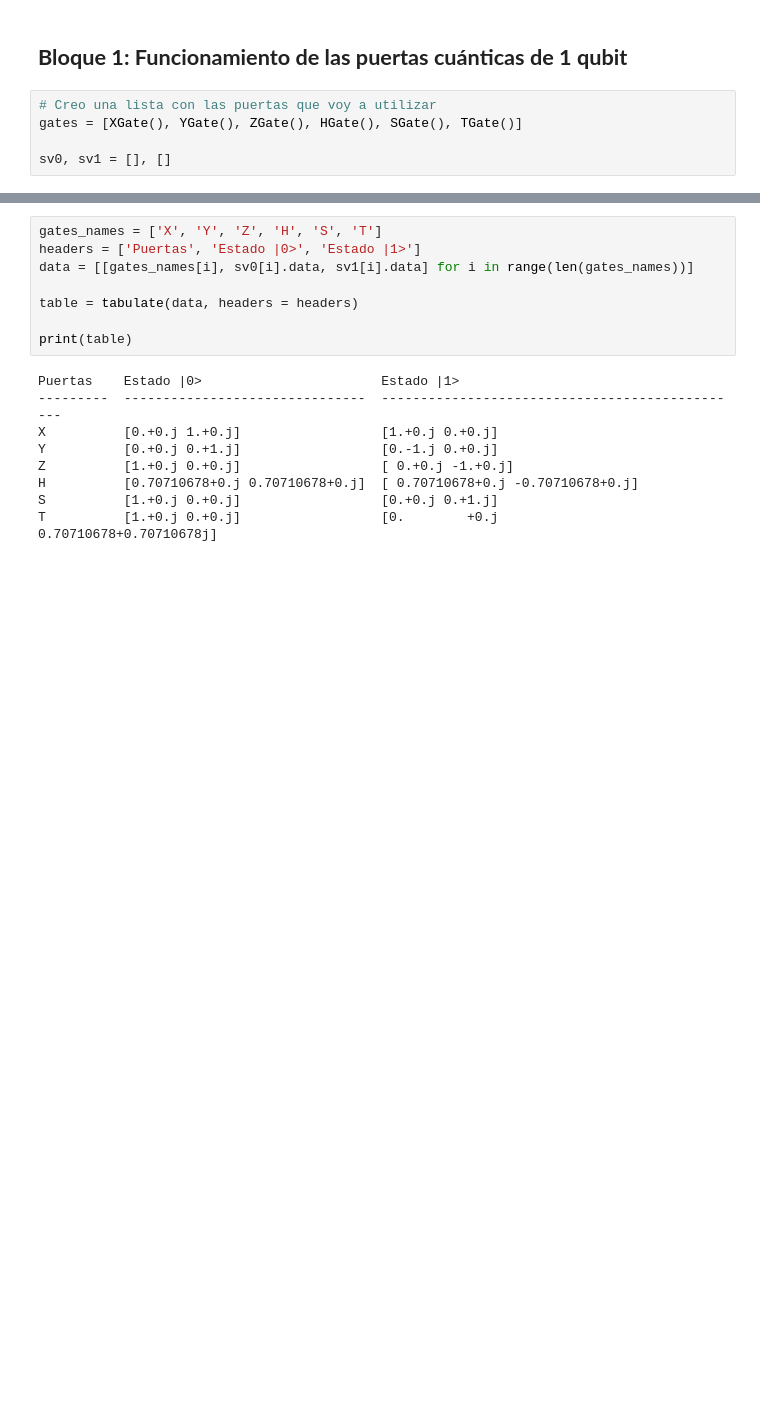
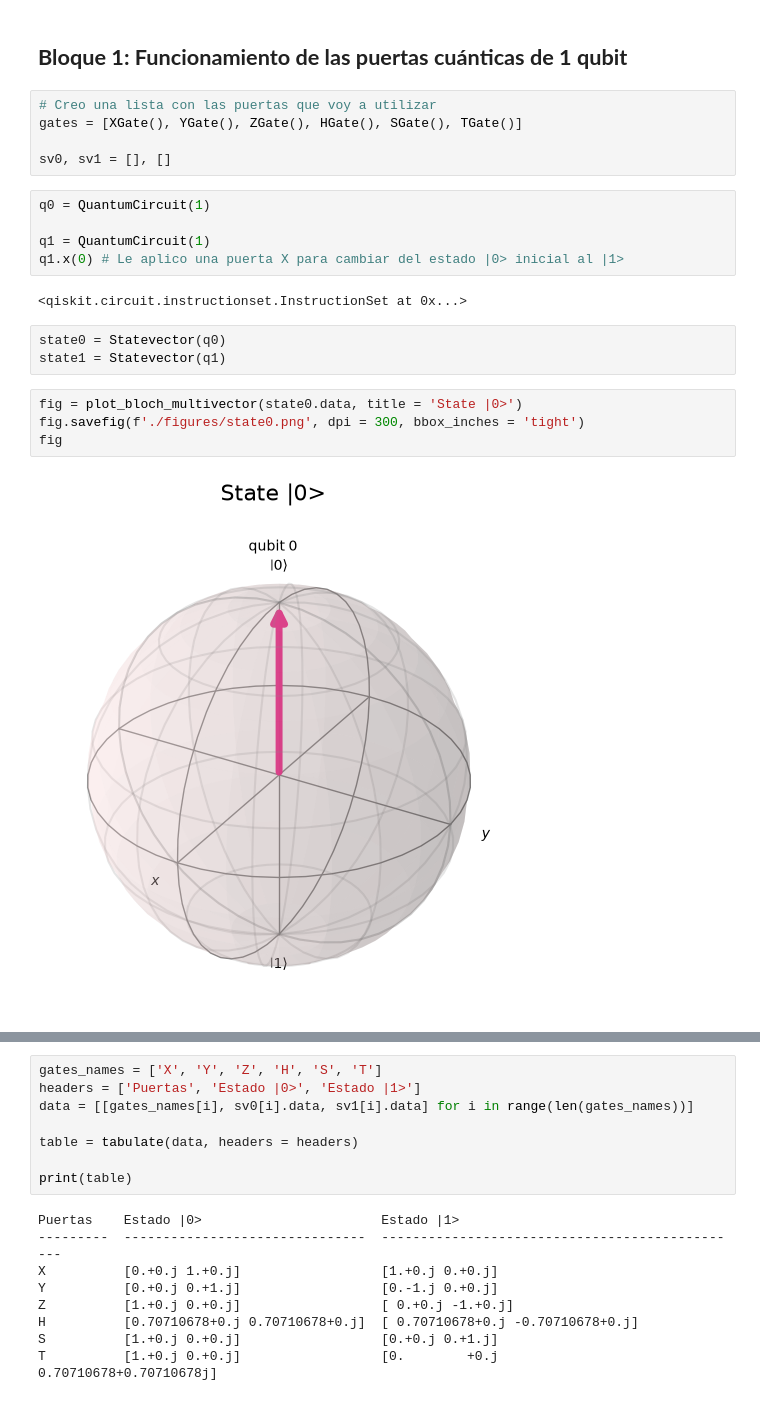
Before and after one commit to zhengzhu14/quantum_circuit_lab, a Jupyter notebook: Pr1/pr1.ipynb, the cells around one changed output, grey strips where cells are left out. Saved outputs shown, nothing was run; the diff lists cells and outputs as text; blank space fills up the shorter version.

```diff
--- a/Pr1/pr1.ipynb
+++ b/Pr1/pr1.ipynb
@@ -26,3 +26,19 @@ import matplotlib.pyplot as plt
 gates = [XGate(), YGate(), ZGate(), HGate(), SGate(), TGate()]
 
 sv0, sv1 = [], []
+# %%
+q0 = QuantumCircuit(1)
+
+q1 = QuantumCircuit(1)
+q1.x(0) # Le aplico una puerta X para cambiar del estado |0> inicial al |1>
+# %% [output]
+<qiskit.circuit.instructionset.InstructionSet at 0x...>
+# %%
+state0 = Statevector(q0)
+state1 = Statevector(q1)
+# %%
+fig = plot_bloch_multivector(state0.data, title = 'State |0>')
+fig.savefig(f'./figures/state0.png', dpi = 300, bbox_inches = 'tight')
+fig
+# %% [output]
+[figure, added]
```
Also changed, not shown: parts of 5 cells of this notebook, 8 other files.
